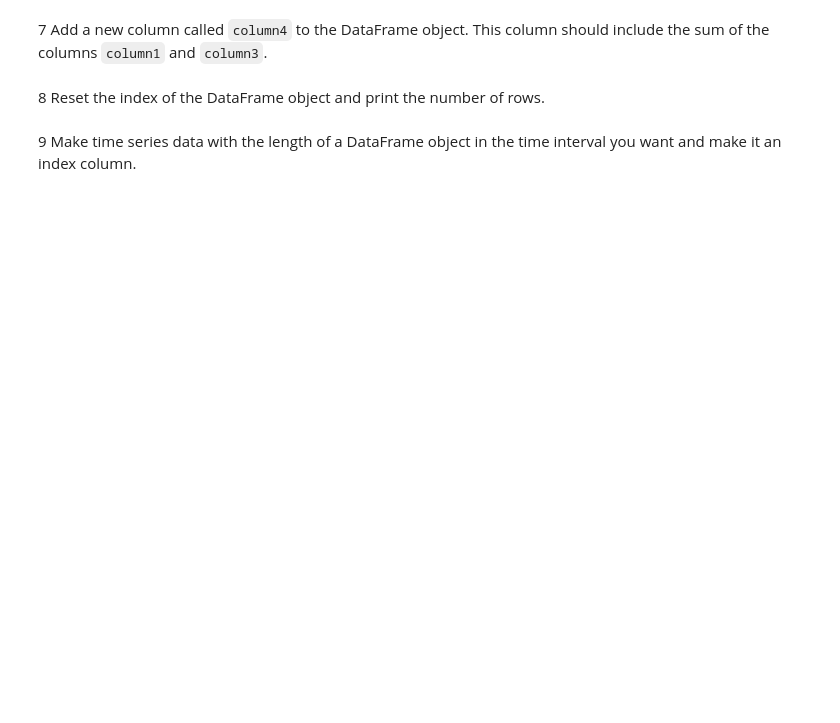
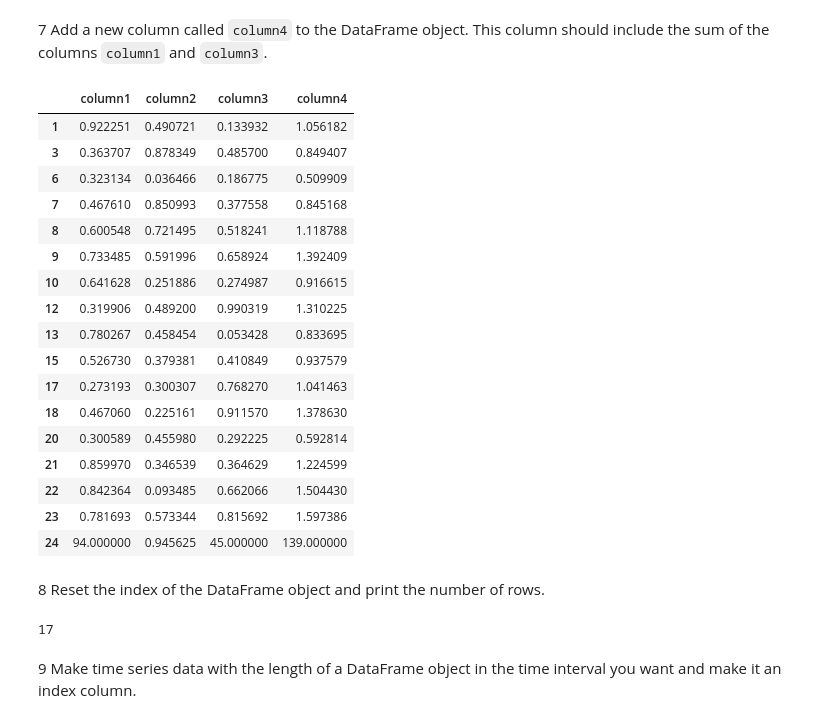
Before and after one commit to aamnah/ttc8030-data-preprocessing, a Jupyter notebook: exercises/Exercise_2_Pandas_part_2.ipynb, the cells around one changed output. Cells and saved outputs as stored; diff of their text form; code cells hidden in the pictures; blank space fills up the shorter version.

```diff
--- a/exercises/Exercise_2_Pandas_part_2.ipynb
+++ b/exercises/Exercise_2_Pandas_part_2.ipynb
@@ -12,0 +33,4 @@
+# %%
+# axis=0 means rows, axis=1 means columns
+df.dropna(axis=0, inplace=True)
+df
@@ -16,0 +58,3 @@
+# %%
+df.iloc[[4, 9],:] = float('NaN')
+df
@@ -24,0 +91,3 @@
+# %%
+df.interpolate(method='linear', inplace=True)
+df
@@ -33,2 +141,26 @@
+# %%
+# df = df.assign(column4 = lambda x: x.column1 + x.column3)
+
+df["column4"] = df["column1"] + df["column3"]
+df
+# %% [output]
+|  | column1 | column2 | column3 | column4 |
+| 1 | 0.922251 | 0.490721 | 0.133932 | 1.056182 |
+| 3 | 0.363707 | 0.878349 | 0.485700 | 0.849407 |
+| 6 | 0.323134 | 0.036466 | 0.186775 | 0.509909 |
+| 7 | 0.467610 | 0.850993 | 0.377558 | 0.845168 |
+| 8 | 0.600548 | 0.721495 | 0.518241 | 1.118788 |
+| 9 | 0.733485 | 0.591996 | 0.658924 | 1.392409 |
+| 10 | 0.641628 | 0.251886 | 0.274987 | 0.916615 |
+| 12 | 0.319906 | 0.489200 | 0.990319 | 1.310225 |
+| 13 | 0.780267 | 0.458454 | 0.053428 | 0.833695 |
+| 15 | 0.526730 | 0.379381 | 0.410849 | 0.937579 |
+| 17 | 0.273193 | 0.300307 | 0.768270 | 1.041463 |
+| 18 | 0.467060 | 0.225161 | 0.911570 | 1.378630 |
+| 20 | 0.300589 | 0.455980 | 0.292225 | 0.592814 |
+| 21 | 0.859970 | 0.346539 | 0.364629 | 1.224599 |
+| 22 | 0.842364 | 0.093485 | 0.662066 | 1.504430 |
+| 23 | 0.781693 | 0.573344 | 0.815692 | 1.597386 |
+| 24 | 94.000000 | 0.945625 | 45.000000 | 139.000000 |
 # %% [markdown]
 8 Reset the index of the DataFrame object and print the number of rows.
@@ -37,2 +167,7 @@
+# %%
+df.reset_index(drop=True, inplace=True)
+df.shape[0]
+# %% [output]
+17
 # %% [markdown]
 9 Make time series data with the length of a DataFrame object in the time interval you want and make it an index column.
```
Also changed, not shown: parts of 22 cells of this notebook, 1 other file.
